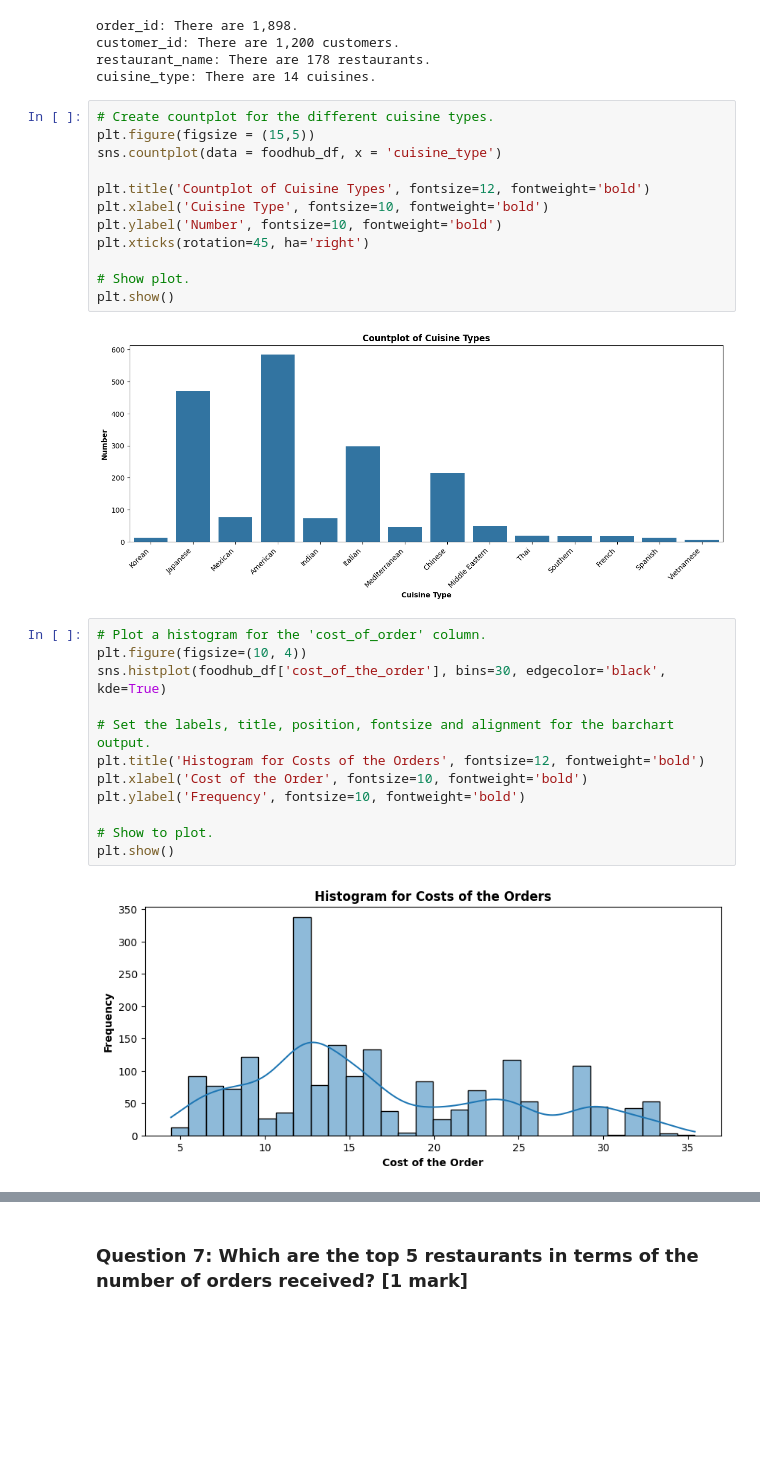
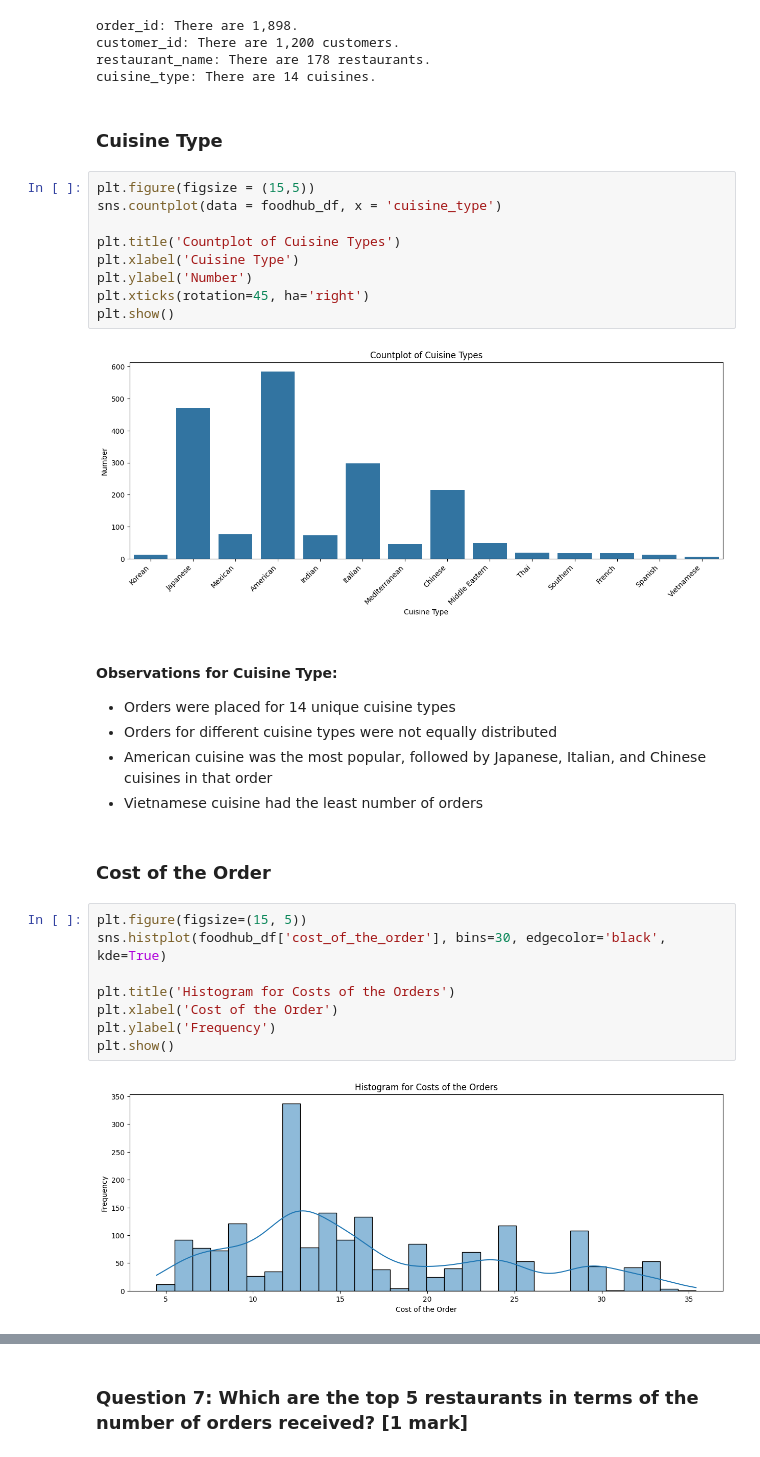
Before and after one commit to rohitdec01/AIML, a Jupyter notebook: 1_Food-Hub-Data-Analysis/rohit_PYF_Project_Learner_Notebook_Full_Code.ipynb, the cells around one changed output, grey strips where cells are left out. Saved outputs shown, nothing was run; the diff lists cells and outputs as text; blank space fills up the shorter version.

```diff
--- a/1_Food-Hub-Data-Analysis/rohit_PYF_Project_Learner_Notebook_Full_Code.ipynb
+++ b/1_Food-Hub-Data-Analysis/rohit_PYF_Project_Learner_Notebook_Full_Code.ipynb
@@ -248,31 +215,34 @@ order_id: There are 1,898.
 customer_id: There are 1,200 customers.
 restaurant_name: There are 178 restaurants.
 cuisine_type: There are 14 cuisines.
+# %% [markdown]
+### Cuisine Type
 # %%
-# Create countplot for the different cuisine types.
 plt.figure(figsize = (15,5))
 sns.countplot(data = foodhub_df, x = 'cuisine_type')
 
-plt.title('Countplot of Cuisine Types', fontsize=12, fontweight='bold')
-plt.xlabel('Cuisine Type', fontsize=10, fontweight='bold')
-plt.ylabel('Number', fontsize=10, fontweight='bold')
+plt.title('Countplot of Cuisine Types')
+plt.xlabel('Cuisine Type')
+plt.ylabel('Number')
 plt.xticks(rotation=45, ha='right')
-
-# Show plot.
 plt.show()
 # %% [output]
-[figure, old version]
+[figure, new version]
+# %% [markdown]
+#### Observations for Cuisine Type:
+*   Orders were placed for 14 unique cuisine types
+*   Orders for different cuisine types were not equally distributed
+*   American cuisine was the most popular, followed by Japanese, Italian, and Chinese cuisines in that order
+*   Vietnamese cuisine had the least number of orders
+# %% [markdown]
+### Cost of the Order
 # %%
-# Plot a histogram for the 'cost_of_order' column.
-plt.figure(figsize=(10, 4))
+plt.figure(figsize=(15, 5))
 sns.histplot(foodhub_df['cost_of_the_order'], bins=30, edgecolor='black', kde=True)
 
-# Set the labels, title, position, fontsize and alignment for the barchart output.
-plt.title('Histogram for Costs of the Orders', fontsize=12, fontweight='bold')
-plt.xlabel('Cost of the Order', fontsize=10, fontweight='bold')
-plt.ylabel('Frequency', fontsize=10, fontweight='bold')
-
-# Show to plot.
+plt.title('Histogram for Costs of the Orders')
+plt.xlabel('Cost of the Order')
+plt.ylabel('Frequency')
 plt.show()
 # %% [output]
-[figure, old version]
+[figure, new version]
```
Also changed, not shown: parts of 74 cells of this notebook.
